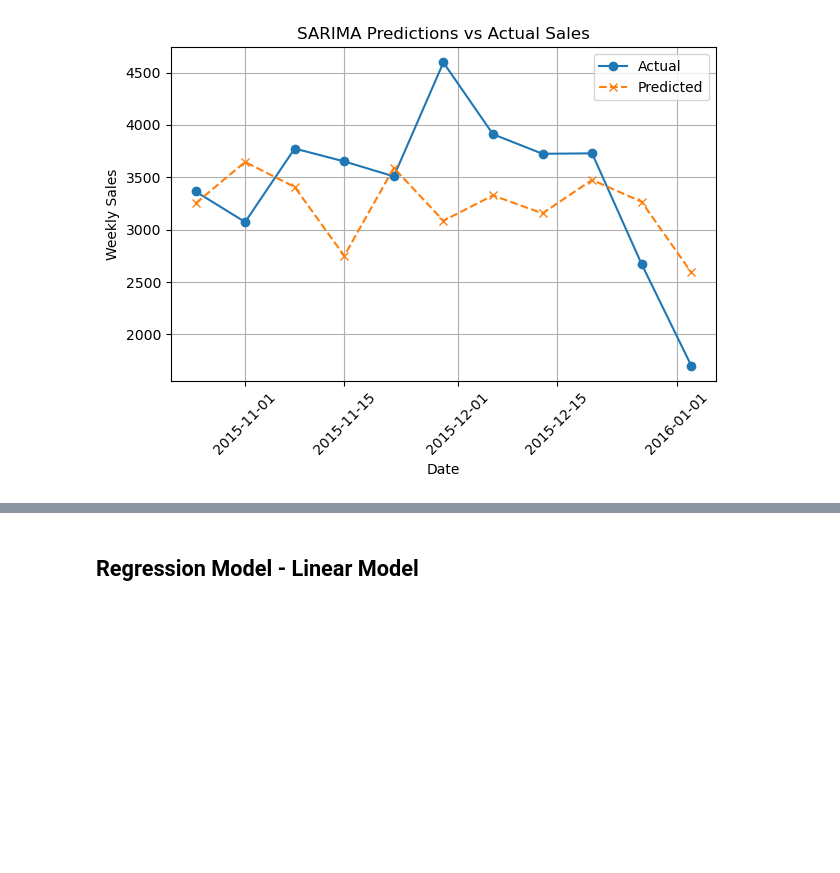
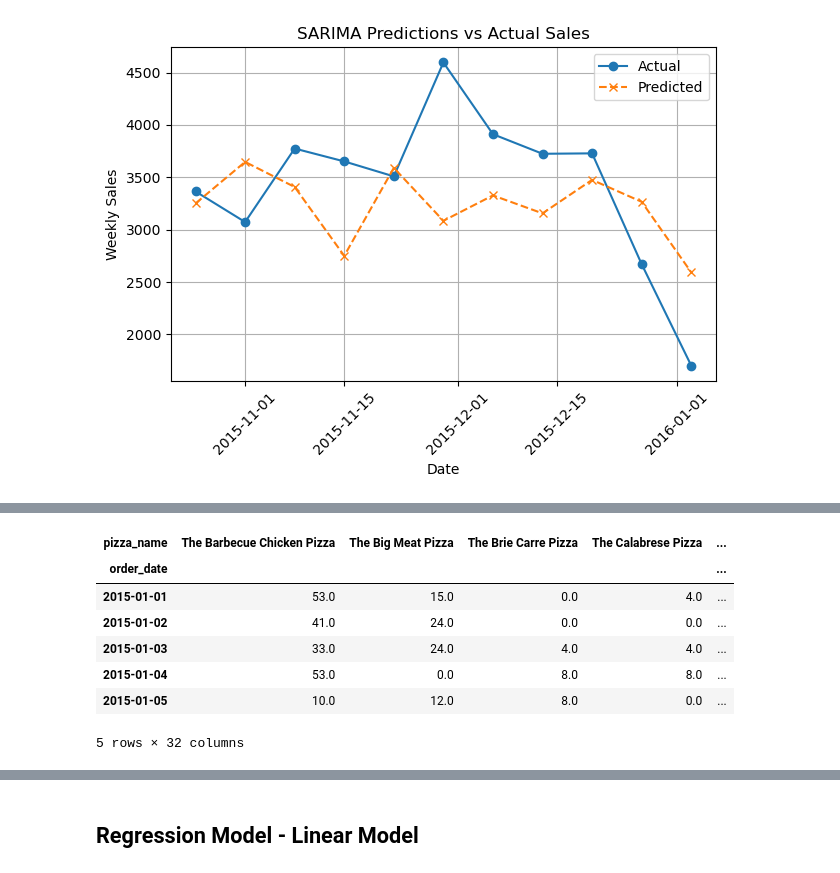
Before and after one commit to praveenaaaron/Dominos---Predictive-Purchase-Order-System, a Jupyter notebook: dominos.ipynb, the cells around one changed output, grey strips where cells are left out. Saved outputs shown, nothing was run; the diff lists cells and outputs as text; code cells hidden in the pictures; blank space fills up the shorter version.

```diff
--- a/dominos.ipynb
+++ b/dominos.ipynb
@@ -1025,0 +1051,13 @@ plt.show()
+# %%
+eval_data = df.groupby(['order_date', 'pizza_name'])['quantity'].sum().unstack().fillna(0)
+# %%
+eval_data.head()
+# %% [output]
+| pizza_name | The Barbecue Chicken Pizza | The Big Meat Pizza | The Brie Carre Pizza | The Calabrese Pizza | ... |
+| order_date |  |  |  |  | ... |
+| 2015-01-01 | 53.0 | 15.0 | 0.0 | 4.0 | ... |
+| 2015-01-02 | 41.0 | 24.0 | 0.0 | 0.0 | ... |
+| 2015-01-03 | 33.0 | 24.0 | 4.0 | 4.0 | ... |
+| 2015-01-04 | 53.0 | 0.0 | 8.0 | 8.0 | ... |
+| 2015-01-05 | 10.0 | 12.0 | 8.0 | 0.0 | ... |
+5 rows × 32 columns
```
Also changed, not shown: parts of 20 cells of this notebook, 1 other file.
